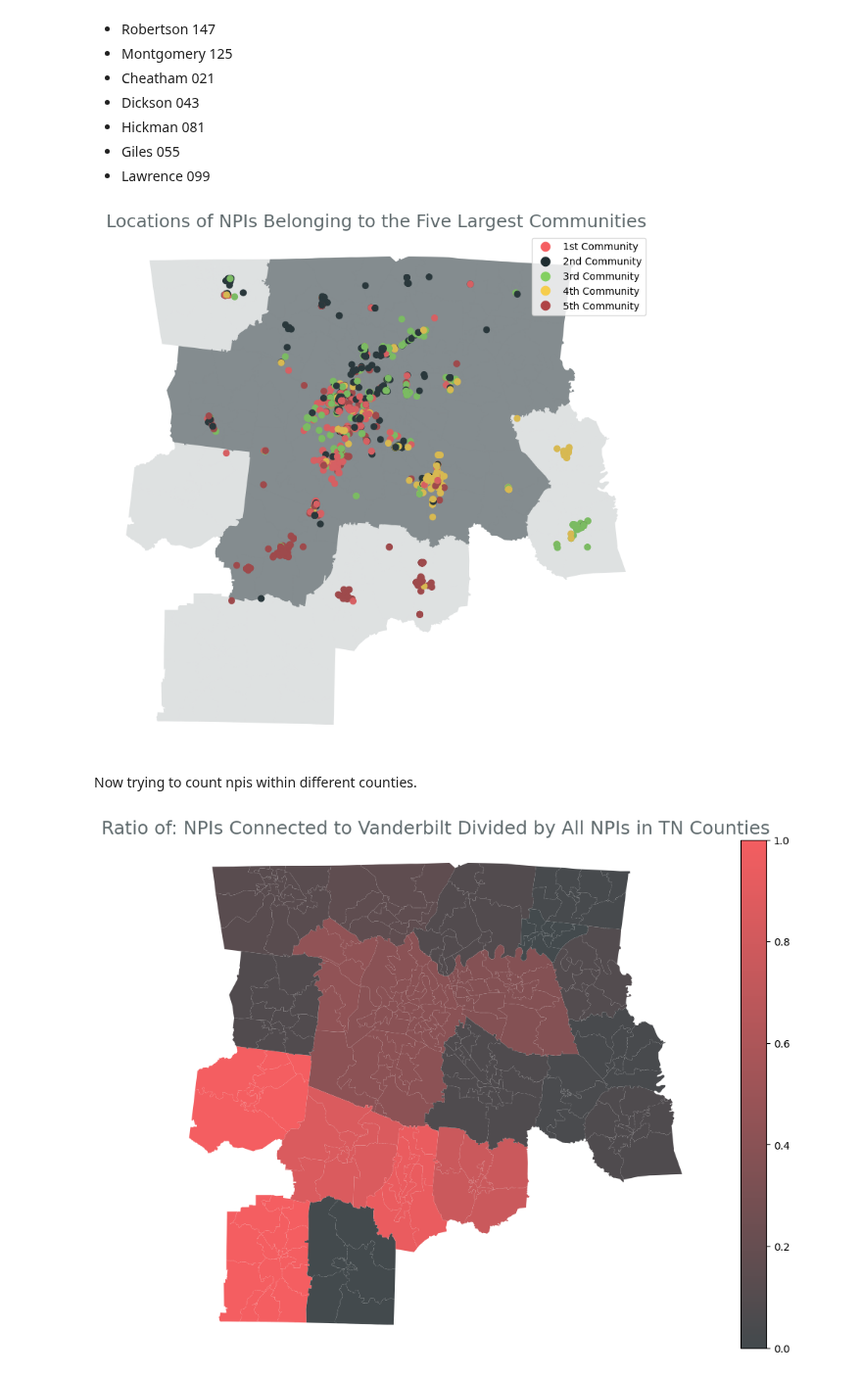
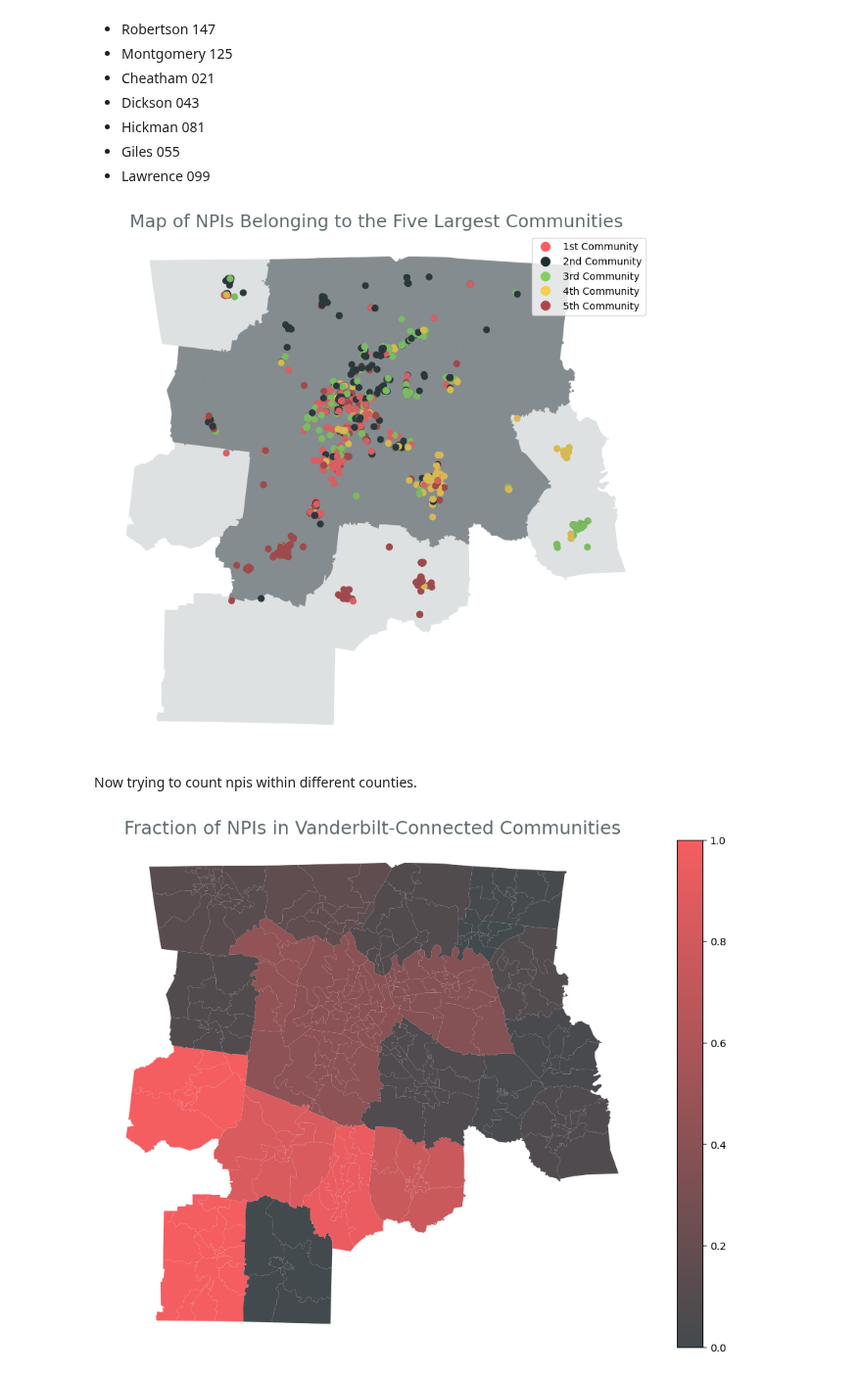
Before and after one commit to tomoumer/hop_team-the-hindenburgs, a Jupyter notebook: notebooks/mapping_communities.ipynb, the cells around one changed output. Shown at 98% size. Cells and saved outputs as stored; diff of their text form; code cells hidden in the pictures.

```diff
--- a/notebooks/mapping_communities.ipynb
+++ b/notebooks/mapping_communities.ipynb
@@ -284,10 +284,10 @@ relevant_counties = ['003', '015', '021', '037', '041', '043', '055', '081', '09
 ax = cbsa_34980.plot(figsize=(10,10), color = '#5E696C', alpha=0.7)
 topcommunities_geo.loc[topcommunities_geo['lng'] < -84].plot(ax = ax, column= 'community_rank', cmap = ListedColormap(['#F55E61', '#1E2D31', '#83D061', '#F6CD4C', '#AF4345']), legend='True') #edgecolor = 'black'
 counties.loc[counties['COUNTYFP'].isin(relevant_counties)].plot(ax=ax, color = '#5E696C', alpha=0.2)
-plt.title('Locations of NPIs Belonging to the Five Largest Communities', fontsize = 18, color='#5E696C')
+plt.title('Map of NPIs Belonging to the Five Largest Communities', fontsize = 18, color='#5E696C')
 ax.axis('off');
 # %% [output]
-[figure, old version]
+[figure, new version]
 # %% [markdown]
 Now trying to count npis within different counties.
 # %%
@@ -329,8 +332,8 @@ vals[:, 2] = np.linspace(77/256, 97/256, N) #108 #49
 # %%
 fig, ax = plt.subplots(figsize=(12,9))
 interesting_counties.plot(column = 'vandy_share', cmap = ListedColormap(vals) , legend= True, ax = ax)
 #cmap = ListedColormap(['#1E2D31','#273C42','#5E696C','#AF4345','#F55E61','#F58F8F','#83D061','#F6CD4C'])
-plt.title('Ratio of: NPIs Connected to Vanderbilt Divided by All NPIs in TN Counties', fontsize = 18, color='#5E696C')
+plt.title('Fraction of NPIs in Vanderbilt-Connected Communities', fontsize = 18, color='#5E696C')
 ax.axis('off');
 # %% [output]
-[figure, old version]
+[figure, new version]
```
Also changed, not shown: parts of 3 cells of this notebook, 1 other file.
